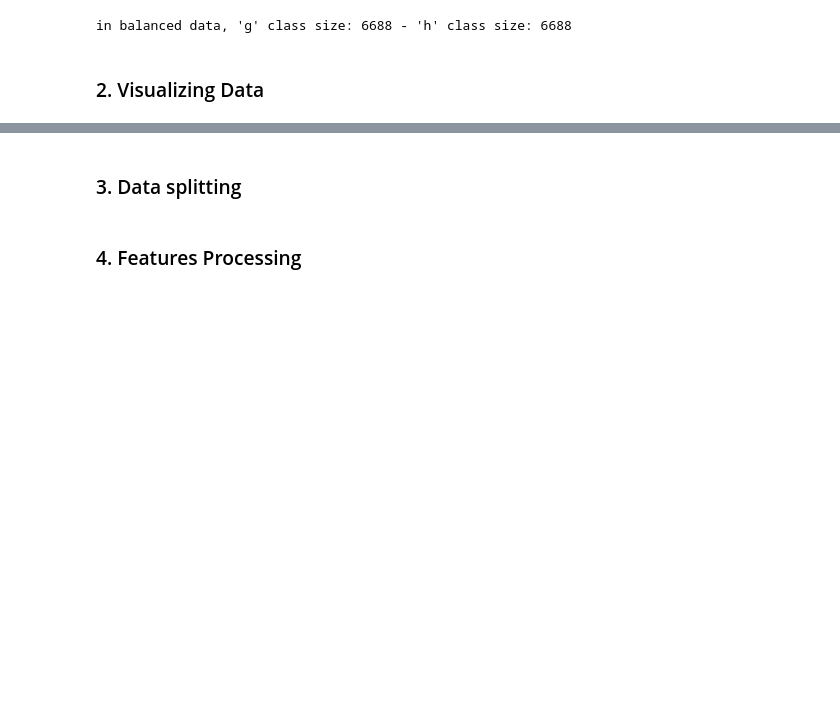
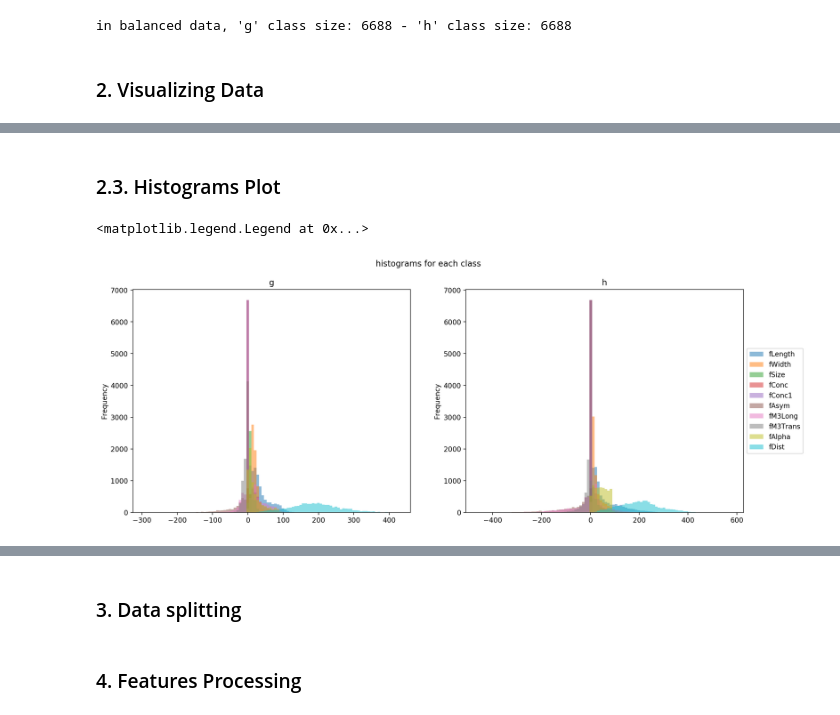
Before and after one commit to yousefzook/Data-Mining-Labs, a Jupyter notebook: lab 3/lab 3.ipynb, the cells around one changed output, grey strips where cells are left out. Drawn from its saved outputs; the diff is of its cells as text; code cells hidden in the pictures; blank space fills up the shorter version.

```diff
--- a/lab 3/lab 3.ipynb
+++ b/lab 3/lab 3.ipynb
@@ -82,0 +129,18 @@ in balanced data, 'g' class size: 6688 - 'h' class size: 6688
+# %% [markdown]
+### 2.3. Histograms Plot
+# %%
+fig, axes = plt.subplots(nrows=1, ncols=2)
+fig.set_dpi(200)
+fig.set_size_inches((16,6))
+fig.suptitle("histograms for each class")
+i = 0
+for class_name in ["g","h"]:
+    axes[i].set_title(class_name)
+    class_data = balanced_data[balanced_data["class"] == class_name].drop("class", axis=1)
+    hasLegend = True if i == 1 else False
+    class_data.plot.hist(alpha=0.5, bins=100, ax = axes[i], legend=hasLegend)
+    i+=1
+axes[1].legend(loc='center left', bbox_to_anchor=(1.0, 0.5))
+# %% [output]
+<matplotlib.legend.Legend at 0x...>
+[figure, added]
```
Also changed, not shown: parts of 15 cells of this notebook.
